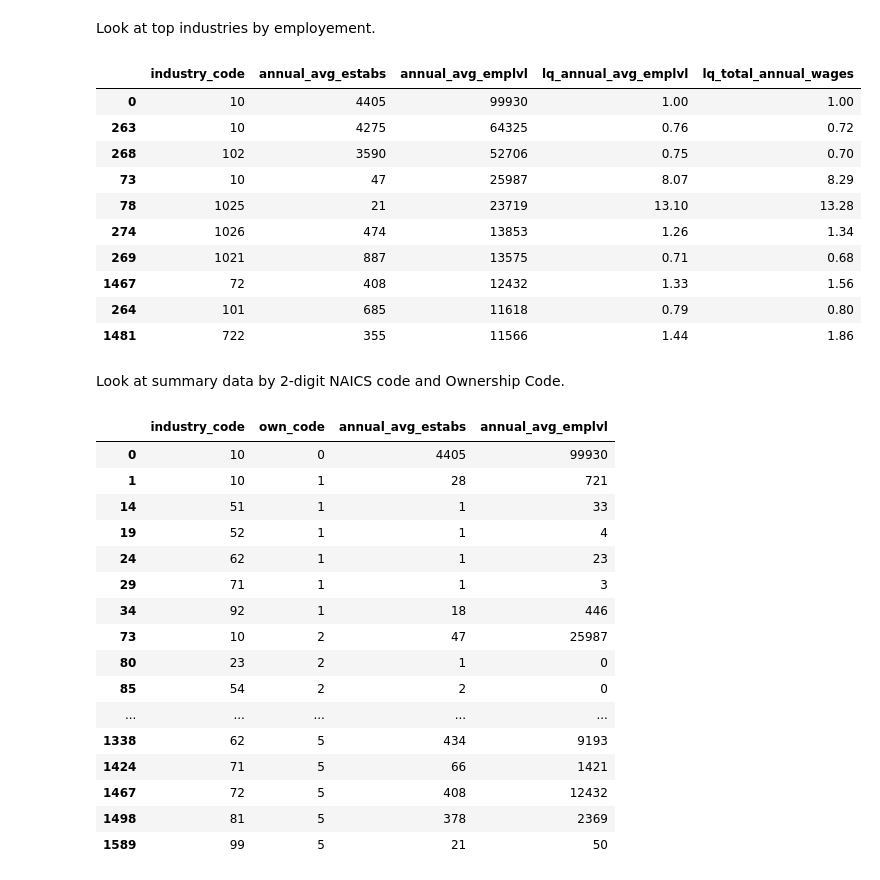
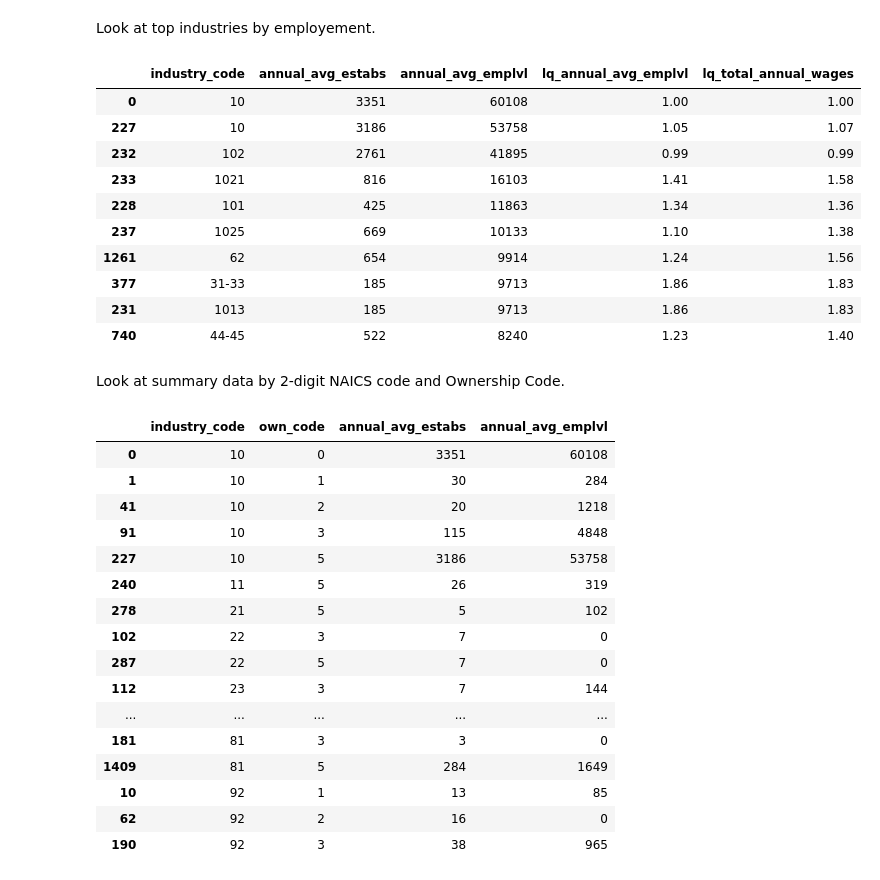
Before and after one commit to npr99/PlanningMethods, a Jupyter notebook: Location_Quotient_Using_BLS_QCEW.ipynb, the cells around one changed output. Drawn from its saved outputs; the diff is of its cells as text; code cells hidden in the pictures.

Commit message:
minor edits to view data - totals and sort columns

```diff
--- a/Location_Quotient_Using_BLS_QCEW.ipynb
+++ b/Location_Quotient_Using_BLS_QCEW.ipynb
@@ -47,7 +47,7 @@ The Pandas read csv command is a fast way to download .csv datafiles directly to
 # %%
 import pandas as pd # For reading, writing and wrangling data
 
-blsqcew = pd.read_csv('http://data.bls.gov/cew/data/api/2016/a/area/48041.csv')
+blsqcew = pd.read_csv('http://data.bls.gov/cew/data/api/2016/a/area/29097.csv')
 blsqcew.head()
 # %% [output]
 |  | area_fips | own_code | industry_code | agglvl_code | size_code | year | qtr | disclosure_code | ... |
@@ -108,35 +108,35 @@ Look at top industries by employement.
 blsqcew[['industry_code','annual_avg_estabs','annual_avg_emplvl','lq_annual_avg_emplvl','lq_total_annual_wages']].sort_values(by='annual_avg_emplvl', ascending=False).head(10)
 # %% [output]
 |  | industry_code | annual_avg_estabs | annual_avg_emplvl | lq_annual_avg_emplvl | lq_total_annual_wages |
-| 0 | 10 | 4405 | 99930 | 1.00 | 1.00 |
-| 263 | 10 | 4275 | 64325 | 0.76 | 0.72 |
-| 268 | 102 | 3590 | 52706 | 0.75 | 0.70 |
-| 73 | 10 | 47 | 25987 | 8.07 | 8.29 |
-| 78 | 1025 | 21 | 23719 | 13.10 | 13.28 |
-| 274 | 1026 | 474 | 13853 | 1.26 | 1.34 |
-| 269 | 1021 | 887 | 13575 | 0.71 | 0.68 |
-| 1467 | 72 | 408 | 12432 | 1.33 | 1.56 |
-| 264 | 101 | 685 | 11618 | 0.79 | 0.80 |
-| 1481 | 722 | 355 | 11566 | 1.44 | 1.86 |
+| 0 | 10 | 3351 | 60108 | 1.00 | 1.00 |
+| 227 | 10 | 3186 | 53758 | 1.05 | 1.07 |
+| 232 | 102 | 2761 | 41895 | 0.99 | 0.99 |
+| 233 | 1021 | 816 | 16103 | 1.41 | 1.58 |
+| 228 | 101 | 425 | 11863 | 1.34 | 1.36 |
+| 237 | 1025 | 669 | 10133 | 1.10 | 1.38 |
+| 1261 | 62 | 654 | 9914 | 1.24 | 1.56 |
+| 377 | 31-33 | 185 | 9713 | 1.86 | 1.83 |
+| 231 | 1013 | 185 | 9713 | 1.86 | 1.83 |
+| 740 | 44-45 | 522 | 8240 | 1.23 | 1.40 |
 # %% [markdown]
 Look at summary data by 2-digit NAICS code and Ownership Code.
 # %%
-blsqcew[['industry_code','own_code','annual_avg_estabs','annual_avg_emplvl']].loc[blsqcew['industry_code'].str.len()==2].sort_index()
+blsqcew[['industry_code','own_code','annual_avg_estabs','annual_avg_emplvl']].loc[blsqcew['industry_code'].str.len()==2].sort_values(by=['industry_code','own_code'])
 # %% [output]
 |  | industry_code | own_code | annual_avg_estabs | annual_avg_emplvl |
-| 0 | 10 | 0 | 4405 | 99930 |
-| 1 | 10 | 1 | 28 | 721 |
-| 14 | 51 | 1 | 1 | 33 |
-| 19 | 52 | 1 | 1 | 4 |
-| 24 | 62 | 1 | 1 | 23 |
-| 29 | 71 | 1 | 1 | 3 |
-| 34 | 92 | 1 | 18 | 446 |
-| 73 | 10 | 2 | 47 | 25987 |
-| 80 | 23 | 2 | 1 | 0 |
-| 85 | 54 | 2 | 2 | 0 |
+| 0 | 10 | 0 | 3351 | 60108 |
+| 1 | 10 | 1 | 30 | 284 |
+| 41 | 10 | 2 | 20 | 1218 |
+| 91 | 10 | 3 | 115 | 4848 |
+| 227 | 10 | 5 | 3186 | 53758 |
+| 240 | 11 | 5 | 26 | 319 |
+| 278 | 21 | 5 | 5 | 102 |
+| 102 | 22 | 3 | 7 | 0 |
+| 287 | 22 | 5 | 7 | 0 |
+| 112 | 23 | 3 | 7 | 144 |
 | ... | ... | ... | ... | ... |
-| 1338 | 62 | 5 | 434 | 9193 |
-| 1424 | 71 | 5 | 66 | 1421 |
-| 1467 | 72 | 5 | 408 | 12432 |
-| 1498 | 81 | 5 | 378 | 2369 |
-| 1589 | 99 | 5 | 21 | 50 |
+| 181 | 81 | 3 | 3 | 0 |
+| 1409 | 81 | 5 | 284 | 1649 |
+| 10 | 92 | 1 | 13 | 85 |
+| 62 | 92 | 2 | 16 | 0 |
+| 190 | 92 | 3 | 38 | 965 |
```
Also changed, not shown: parts of 3 cells of this notebook.
